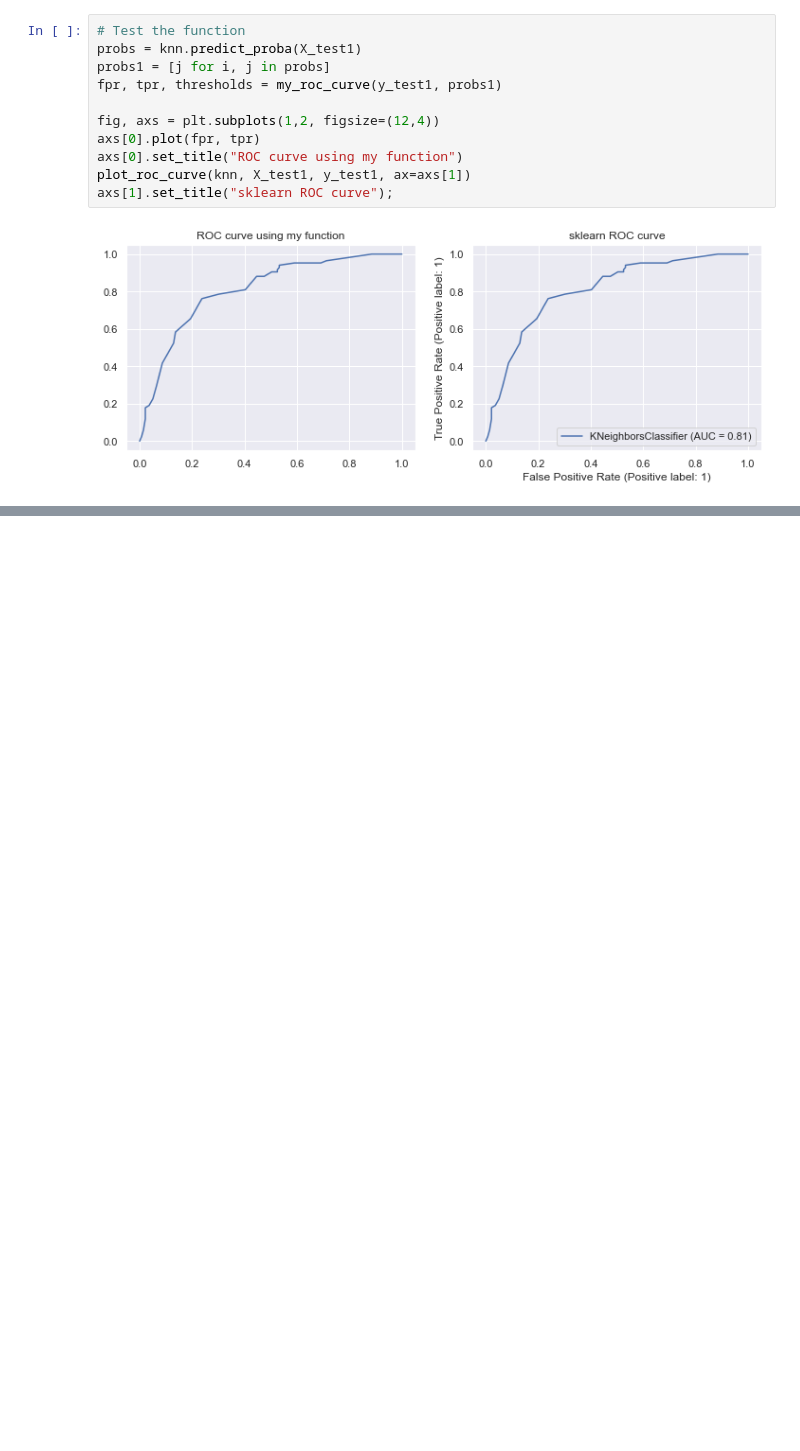
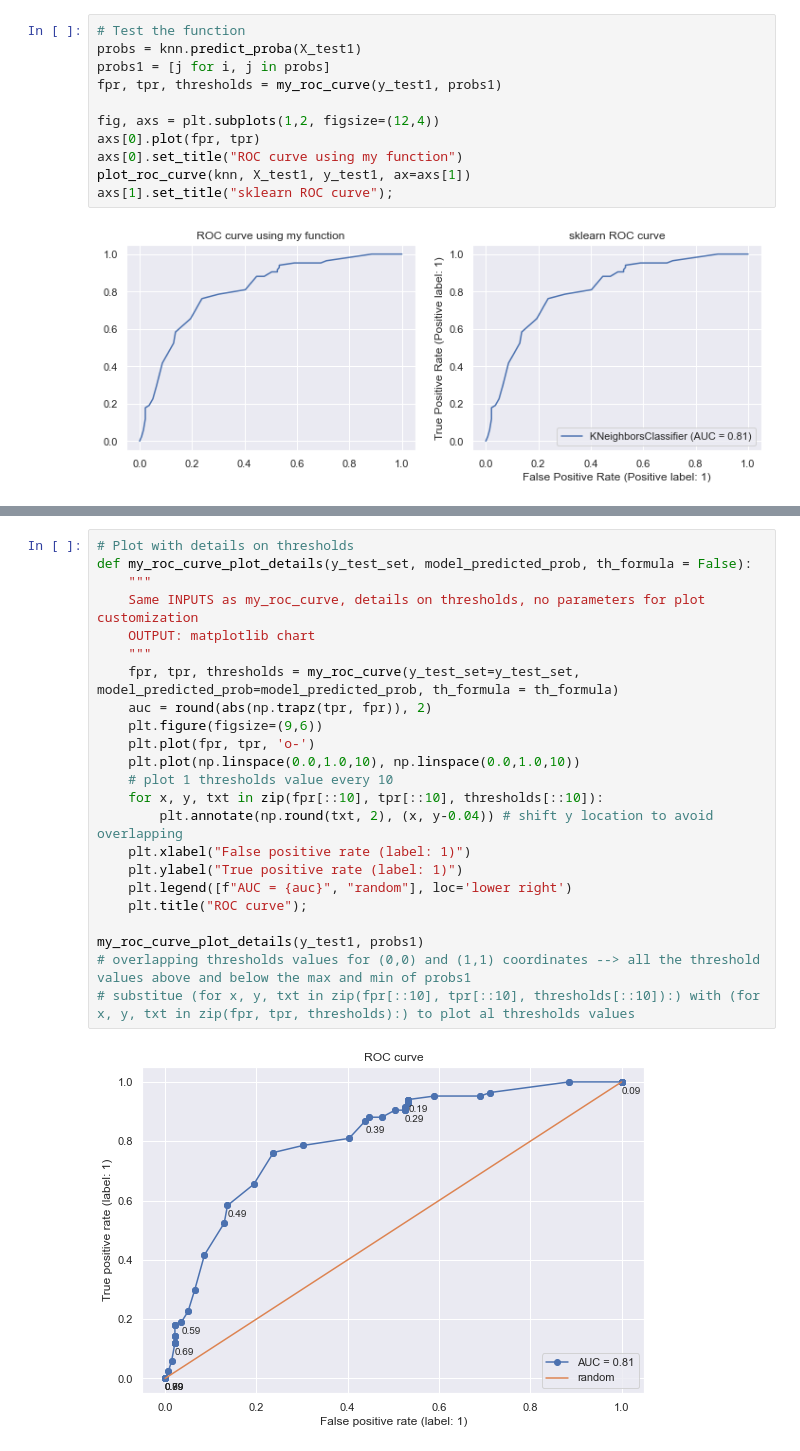
Before and after one commit to alessiogiust/DataScienceAcademy_Projects, a Jupyter notebook: AG_basic_Classifiers_evaluation.ipynb, the cells around one changed output, grey strips where cells are left out. Drawn from its saved outputs; the diff is of its cells as text; blank space fills up the shorter version.

```diff
--- a/AG_basic_Classifiers_evaluation.ipynb
+++ b/AG_basic_Classifiers_evaluation.ipynb
@@ -292,0 +306,25 @@ axs[1].set_title("sklearn ROC curve");
+# %%
+# Plot with details on thresholds
+def my_roc_curve_plot_details(y_test_set, model_predicted_prob, th_formula = False):
+    """
+    Same INPUTS as my_roc_curve, details on thresholds, no parameters for plot customization
+    OUTPUT: matplotlib chart
+    """
+    fpr, tpr, thresholds = my_roc_curve(y_test_set=y_test_set, model_predicted_prob=model_predicted_prob, th_formula = th_formula)
+    auc = round(abs(np.trapz(tpr, fpr)), 2)
+    plt.figure(figsize=(9,6))
+    plt.plot(fpr, tpr, 'o-')
+    plt.plot(np.linspace(0.0,1.0,10), np.linspace(0.0,1.0,10))
+    # plot 1 thresholds value every 10
+    for x, y, txt in zip(fpr[::10], tpr[::10], thresholds[::10]):
+        plt.annotate(np.round(txt, 2), (x, y-0.04)) # shift y location to avoid overlapping
+    plt.xlabel("False positive rate (label: 1)")
+    plt.ylabel("True positive rate (label: 1)")
+    plt.legend([f"AUC = {auc}", "random"], loc='lower right')
+    plt.title("ROC curve");
+
+my_roc_curve_plot_details(y_test1, probs1)
+# overlapping thresholds values for (0,0) and (1,1) coordinates --> all the threshold values above and below the max and min of probs1
+# substitue (for x, y, txt in zip(fpr[::10], tpr[::10], thresholds[::10]):) with (for x, y, txt in zip(fpr, tpr, thresholds):) to plot al thresholds values
+# %% [output]
+[figure, added]
```
Also changed, not shown: parts of 5 cells of this notebook.
